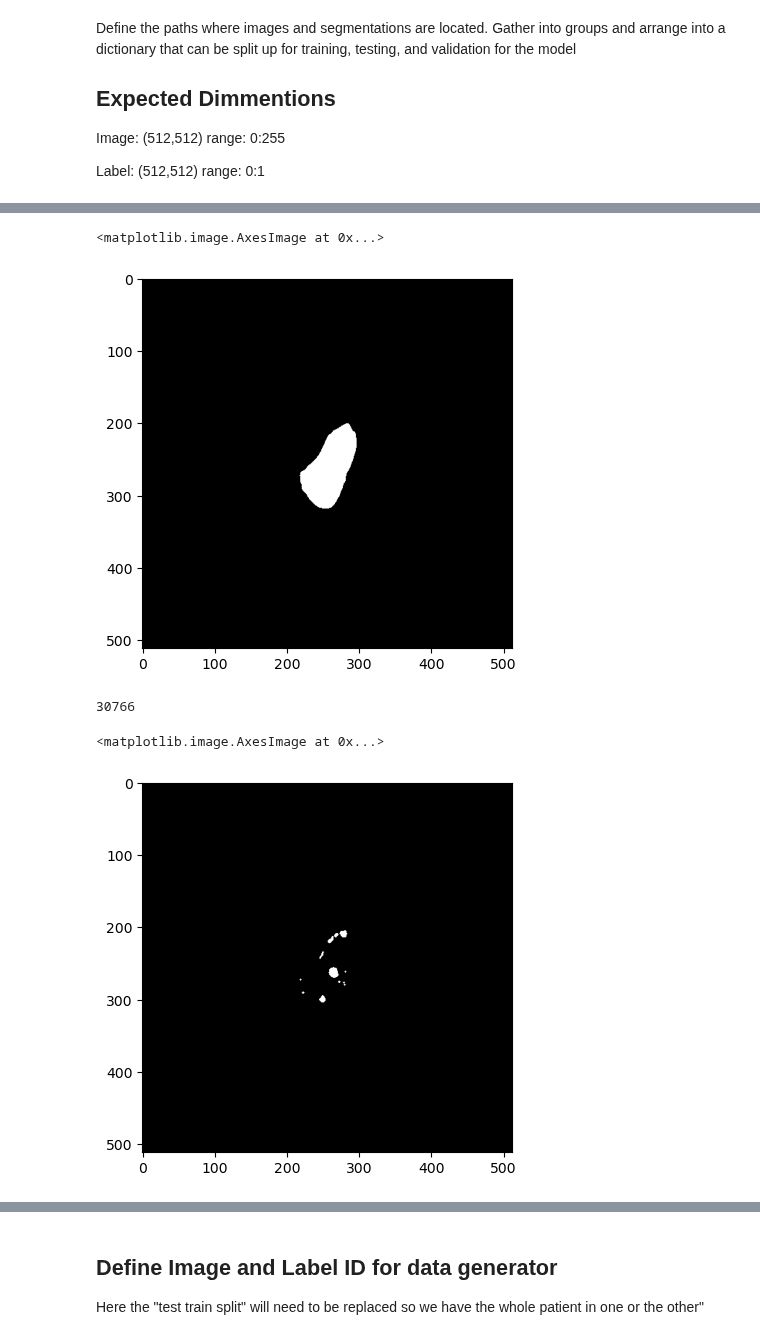
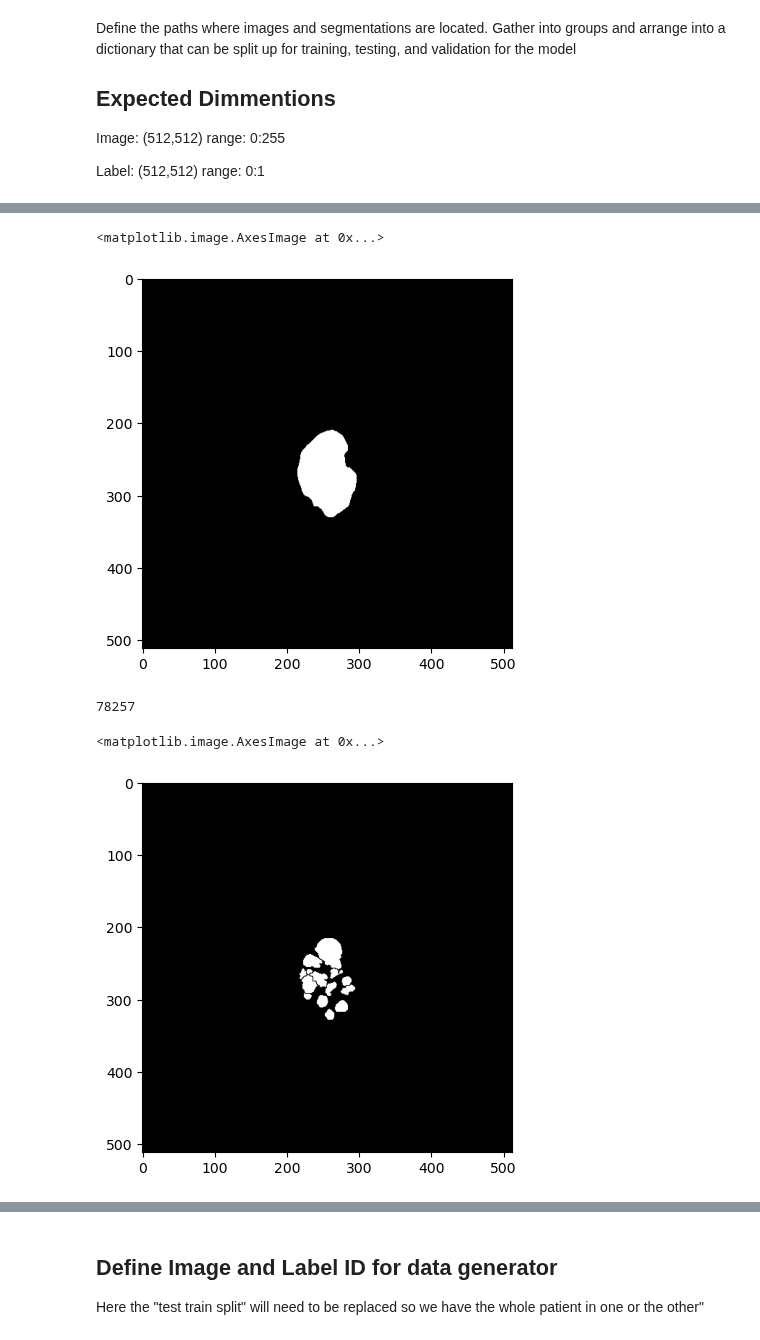
Before and after one commit to EmmaSchmidt2021/Kidney-Segmentation-Jupyter, a Jupyter notebook: (2) Model Training - Data Generator - Cyst Seg.ipynb, the cells around one changed output, grey strips where cells are left out. Drawn from its saved outputs; the diff is of its cells as text; code cells hidden in the pictures.

```diff
--- a/(2) Model Training - Data Generator - Cyst Seg.ipynb
+++ b/(2) Model Training - Data Generator - Cyst Seg.ipynb
@@ -73,19 +73,19 @@ Image: (512,512) range: 0:255
 
 Label: (512,512) range: 0:1
 # %%
-#data_path_1 = r"C:\Users\UAB\data\KU\data\\"
-#data_path_2 = r"C:\Users\UAB\data\Mayo\data\\"
+data_path_1 = r"C:\Users\UAB\data\KU\data\\"
+data_path_2 = r"C:\Users\UAB\data\Mayo\data\\"
 data_path_3 = r"C:\Users\UAB\data\Emory\data\\"
 data_path_4 = r"C:\Users\UAB\data\UAB\data\\"
 
-#images_1 = gather_set_and_path(data_path_1, '_M')
-#images_2 = gather_set_and_path(data_path_2, '_M')
+images_1 = gather_set_and_path(data_path_1, '_M')
+images_2 = gather_set_and_path(data_path_2, '_M')
 images_3 = gather_set_and_path(data_path_3, '_M')
 images_4 = gather_set_and_path(data_path_4, '_M')
 
 
-#images = images_1+images_2+images_3+images_4
-images = images_3+images_4
+images = images_1+images_2+images_3+images_4
+
 
 print(len(images))
 # %% [output]
@@ -120,27 +122,27 @@ print(len(masks))
 # %%
-mask = np.load(masks[-1500])
+mask = np.load(masks[-150])
 plt.imshow(mask, cmap='gray')
 # %% [output]
 <matplotlib.image.AxesImage at 0x...>
-[figure, old version]
+[figure, new version]
 # %%
 
-#labels_1 = gather_set_and_path(data_path_1, '_C')
-#labels_2 = gather_set_and_path(data_path_2, '_C')
+labels_1 = gather_set_and_path(data_path_1, '_C')
+labels_2 = gather_set_and_path(data_path_2, '_C')
 labels_3 = gather_set_and_path(data_path_3, '_C')
 labels_4 = gather_set_and_path(data_path_4, '_C')
 
-#labels = labels_1 + labels_2 + labels_3 + labels_4
-labels = labels_3 + labels_4
+labels = labels_1 + labels_2 + labels_3 + labels_4
+
 print(len(labels))
 # %% [output]
-30766
+78257
 # %%
-label = np.load(labels[-1500])
+label = np.load(labels[-150])
 plt.imshow(label, cmap='gray')
 # %% [output]
 <matplotlib.image.AxesImage at 0x...>
-[figure, old version]
+[figure, new version]
 # %%
 print(masks[-1500])
 print(images[-1500])
```
Also changed, not shown: parts of 26 cells of this notebook, 4 other files.
